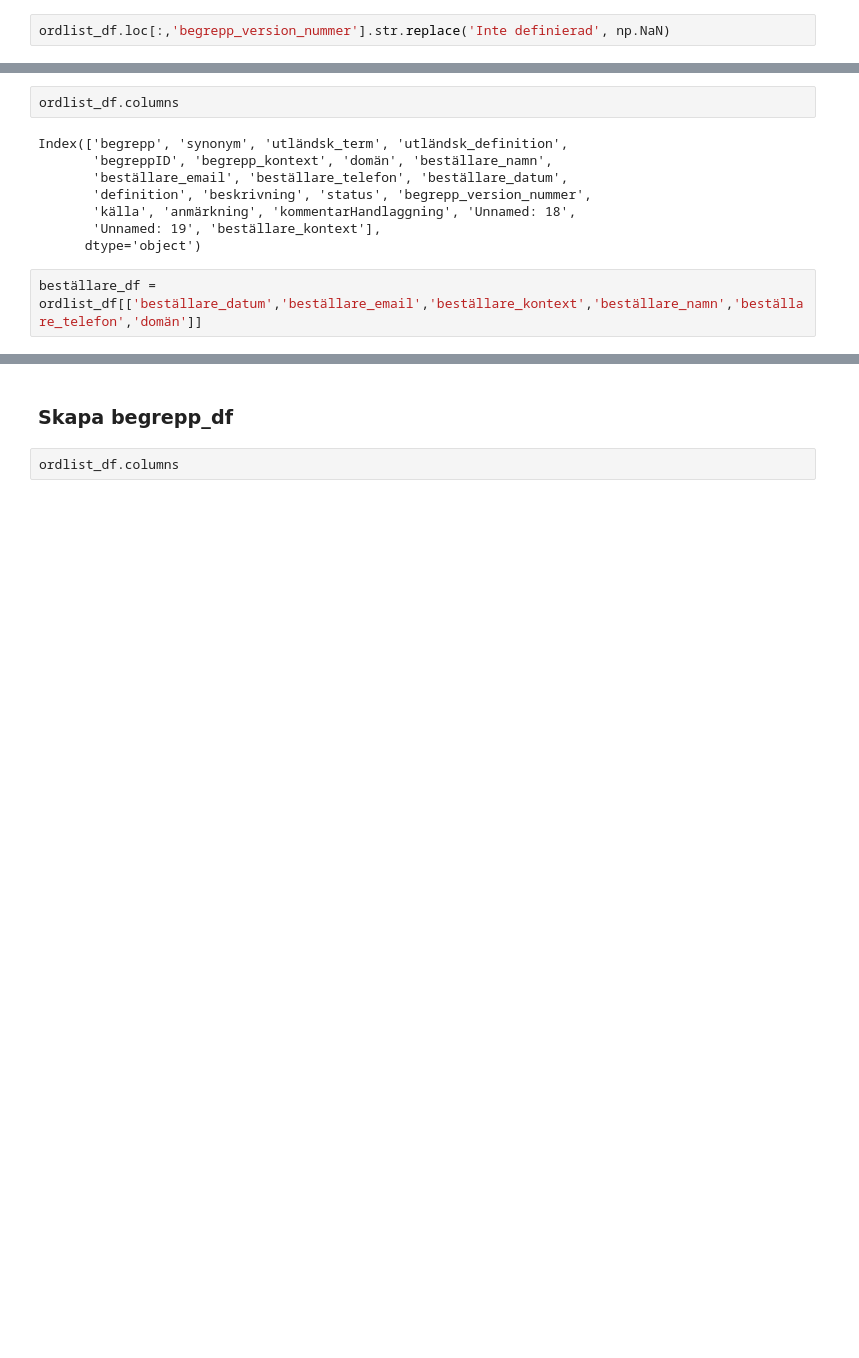
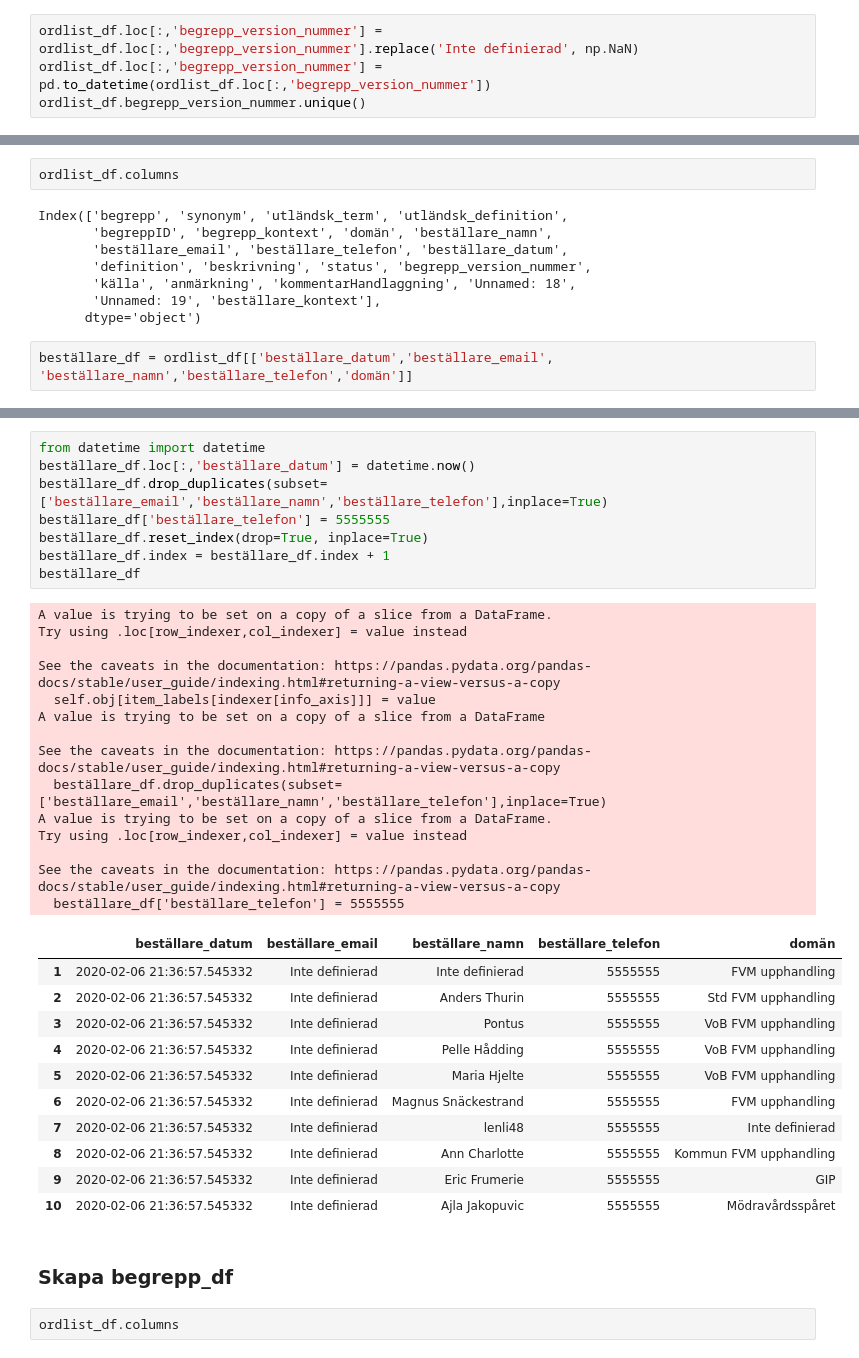
Before and after one commit to dejmail/begrepptjanst, a Jupyter notebook: design_files/ordlist_filer/förbereda_ordlistan.ipynb, the cells around one changed output, grey strips where cells are left out. Cells and saved outputs as stored; diff of their text form; blank space fills up the shorter version.

Commit message:
changes made to the commands that finally allow me to upload the beställare and domän to the tables. Still have to do the begrepp mapping to the beställare but that should be quick

```diff
--- a/design_files/ordlist_filer/förbereda_ordlistan.ipynb
+++ b/design_files/ordlist_filer/förbereda_ordlistan.ipynb
@@ -93,4 +113,6 @@ array(['2017-10-27', 'Inte definierad', '2018-02-06', '2017-09-19',
        '2017-12-15', '2019-12-10', '2019-12-19', '2020-01-27'],
       dtype=object)
 # %%
-ordlist_df.loc[:,'begrepp_version_nummer'].str.replace('Inte definierad', np.NaN)
+ordlist_df.loc[:,'begrepp_version_nummer'] = ordlist_df.loc[:,'begrepp_version_nummer'].replace('Inte definierad', np.NaN)
+ordlist_df.loc[:,'begrepp_version_nummer'] = pd.to_datetime(ordlist_df.loc[:,'begrepp_version_nummer'])
+ordlist_df.begrepp_version_nummer.unique()
@@ -216,4 +250,4 @@ Index(['begrepp', 'synonym', 'utländsk_term', 'utländsk_definition',
        'Unnamed: 19', 'beställare_kontext'],
       dtype='object')
 # %%
-beställare_df = ordlist_df[['beställare_datum','beställare_email','beställare_kontext','beställare_namn','beställare_telefon','domän']]
+beställare_df = ordlist_df[['beställare_datum','beställare_email', 'beställare_namn','beställare_telefon','domän']]
@@ -236,3 +254,37 @@ beställare_df
+# %%
+from datetime import datetime
+beställare_df.loc[:,'beställare_datum'] = datetime.now()
+beställare_df.drop_duplicates(subset=['beställare_email','beställare_namn','beställare_telefon'],inplace=True)
+beställare_df['beställare_telefon'] = 5555555
+beställare_df.reset_index(drop=True, inplace=True)
+beställare_df.index = beställare_df.index + 1
+beställare_df
+# %% [output]
+A value is trying to be set on a copy of a slice from a DataFrame.
+Try using .loc[row_indexer,col_indexer] = value instead
+
+See the caveats in the documentation: https://pandas.pydata.org/pandas-docs/stable/user_guide/indexing.html#returning-a-view-versus-a-copy
+  self.obj[item_labels[indexer[info_axis]]] = value
+A value is trying to be set on a copy of a slice from a DataFrame
+
+See the caveats in the documentation: https://pandas.pydata.org/pandas-docs/stable/user_guide/indexing.html#returning-a-view-versus-a-copy
+  beställare_df.drop_duplicates(subset=['beställare_email','beställare_namn','beställare_telefon'],inplace=True)
+A value is trying to be set on a copy of a slice from a DataFrame.
+Try using .loc[row_indexer,col_indexer] = value instead
+
+See the caveats in the documentation: https://pandas.pydata.org/pandas-docs/stable/user_guide/indexing.html#returning-a-view-versus-a-copy
+  beställare_df['beställare_telefon'] = 5555555
+|  | beställare_datum | beställare_email | beställare_namn | beställare_telefon | domän |
+| 1 | 2020-02-06 21:36:57.545332 | Inte definierad | Inte definierad | 5555555 | FVM upphandling |
+| 2 | 2020-02-06 21:36:57.545332 | Inte definierad | Anders Thurin | 5555555 | Std FVM upphandling |
+| 3 | 2020-02-06 21:36:57.545332 | Inte definierad | Pontus | 5555555 | VoB FVM upphandling |
+| 4 | 2020-02-06 21:36:57.545332 | Inte definierad | Pelle Hådding | 5555555 | VoB FVM upphandling |
+| 5 | 2020-02-06 21:36:57.545332 | Inte definierad | Maria Hjelte | 5555555 | VoB FVM upphandling |
+| 6 | 2020-02-06 21:36:57.545332 | Inte definierad | Magnus Snäckestrand | 5555555 | FVM upphandling |
+| 7 | 2020-02-06 21:36:57.545332 | Inte definierad | lenli48 | 5555555 | Inte definierad |
+| 8 | 2020-02-06 21:36:57.545332 | Inte definierad | Ann Charlotte | 5555555 | Kommun FVM upphandling |
+| 9 | 2020-02-06 21:36:57.545332 | Inte definierad | Eric Frumerie | 5555555 | GIP |
+| 10 | 2020-02-06 21:36:57.545332 | Inte definierad | Ajla Jakopuvic | 5555555 | Mödravårdsspåret |
 # %% [markdown]
 ### Skapa begrepp_df
 # %%
```
Also changed, not shown: parts of 31 cells of this notebook.
